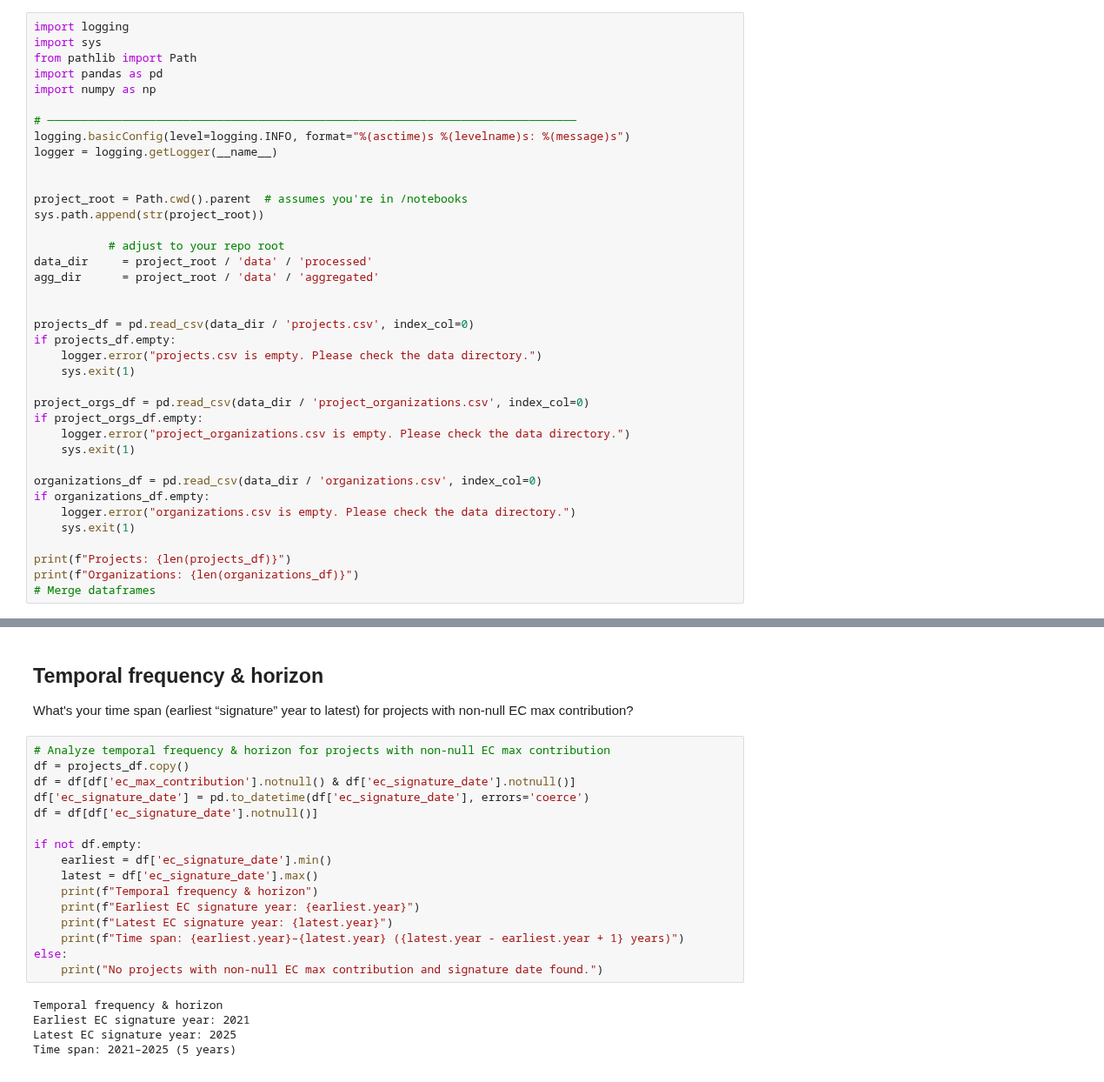
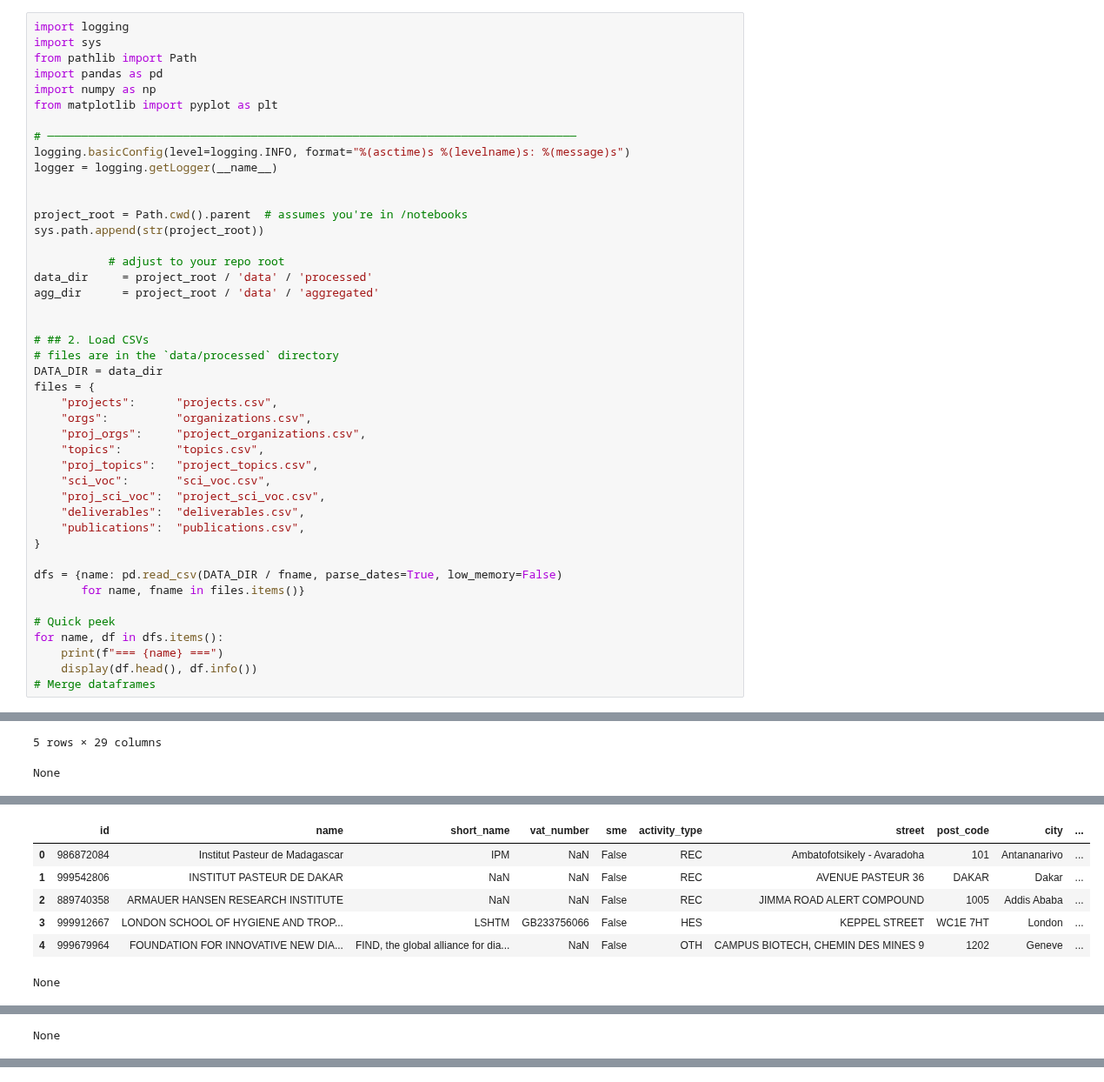
Before and after one commit to sulikismaylovv/EU_Horizon_Dashboard, a Jupyter notebook: notebooks/02_funding_analysis.ipynb, the cells around one changed output, grey strips where cells are left out. Shown at 87% size. Cells and saved outputs as stored; diff of their text form.

```diff
--- a/notebooks/02_funding_analysis.ipynb
+++ b/notebooks/02_funding_analysis.ipynb
@@ -32,6 +32,7 @@ import sys
 from pathlib import Path
 import pandas as pd
 import numpy as np
+from matplotlib import pyplot as plt
 
 # ──────────────────────────────────────────────────────────────────────────────
 logging.basicConfig(level=logging.INFO, format="%(asctime)s %(levelname)s: %(message)s")
@@ -46,22 +47,27 @@ data_dir     = project_root / 'data' / 'processed'
 agg_dir      = project_root / 'data' / 'aggregated'
 
 
-projects_df = pd.read_csv(data_dir / 'projects.csv', index_col=0)
-if projects_df.empty:
-    logger.error("projects.csv is empty. Please check the data directory.")
-    sys.exit(1)
+# ## 2. Load CSVs
+# files are in the `data/processed` directory
+DATA_DIR = data_dir
+files = {
+    "projects":      "projects.csv",
+    "orgs":          "organizations.csv",
+    "proj_orgs":     "project_organizations.csv",
+    "topics":        "topics.csv",
+    "proj_topics":   "project_topics.csv",
+    "sci_voc":       "sci_voc.csv",
+    "proj_sci_voc":  "project_sci_voc.csv",
+    "deliverables":  "deliverables.csv",
+    "publications":  "publications.csv",
+}
 
-project_orgs_df = pd.read_csv(data_dir / 'project_organizations.csv', index_col=0)
-if project_orgs_df.empty:
-    logger.error("project_organizations.csv is empty. Please check the data directory.")
-    sys.exit(1)
+dfs = {name: pd.read_csv(DATA_DIR / fname, parse_dates=True, low_memory=False)
+       for name, fname in files.items()}
 
-organizations_df = pd.read_csv(data_dir / 'organizations.csv', index_col=0)
-if organizations_df.empty:
-    logger.error("organizations.csv is empty. Please check the data directory.")
-    sys.exit(1)
-
-print(f"Projects: {len(projects_df)}")
-print(f"Organizations: {len(organizations_df)}")
+# Quick peek
+for name, df in dfs.items():
+    print(f"=== {name} ===")
+    display(df.head(), df.info())
 # Merge dataframes
 # %% [output]
@@ -69,0 +97,2 @@ Organizations: 101076
+5 rows × 29 columns
+None
@@ -69,0 +116,7 @@ Organizations: 101076
+|  | id | name | short_name | vat_number | sme | activity_type | street | post_code | city | ... |
+| 0 | 986872084 | Institut Pasteur de Madagascar | IPM | NaN | False | REC | Ambatofotsikely - Avaradoha | 101 | Antananarivo | ... |
+| 1 | 999542806 | INSTITUT PASTEUR DE DAKAR | NaN | NaN | False | REC | AVENUE PASTEUR 36 | DAKAR | Dakar | ... |
+| 2 | 889740358 | ARMAUER HANSEN RESEARCH INSTITUTE | NaN | NaN | False | REC | JIMMA ROAD ALERT COMPOUND | 1005 | Addis Ababa | ... |
+| 3 | 999912667 | LONDON SCHOOL OF HYGIENE AND TROP... | LSHTM | GB233756066 | False | HES | KEPPEL STREET | WC1E 7HT | London | ... |
+| 4 | 999679964 | FOUNDATION FOR INNOVATIVE NEW DIA... | FIND, the global alliance for dia... | NaN | False | OTH | CAMPUS BIOTECH, CHEMIN DES MINES 9 | 1202 | Geneve | ... |
+None
@@ -69,0 +146 @@ Organizations: 101076
+None
@@ -70,25 +163,0 @@ Organizations: 101076
-# %% [markdown]
-## Temporal frequency & horizon
-
-What's your time span (earliest “signature” year to latest) for projects with non-null EC max contribution?
-# %%
-# Analyze temporal frequency & horizon for projects with non-null EC max contribution
-df = projects_df.copy()
-df = df[df['ec_max_contribution'].notnull() & df['ec_signature_date'].notnull()]
-df['ec_signature_date'] = pd.to_datetime(df['ec_signature_date'], errors='coerce')
-df = df[df['ec_signature_date'].notnull()]
-
-if not df.empty:
-    earliest = df['ec_signature_date'].min()
-    latest = df['ec_signature_date'].max()
-    print(f"Temporal frequency & horizon")
-    print(f"Earliest EC signature year: {earliest.year}")
-    print(f"Latest EC signature year: {latest.year}")
-    print(f"Time span: {earliest.year}–{latest.year} ({latest.year - earliest.year + 1} years)")
-else:
-    print("No projects with non-null EC max contribution and signature date found.")
-# %% [output]
-Temporal frequency & horizon
-Earliest EC signature year: 2021
-Latest EC signature year: 2025
-Time span: 2021–2025 (5 years)
```
Also changed, not shown: parts of 6 cells of this notebook, 1 other file.
